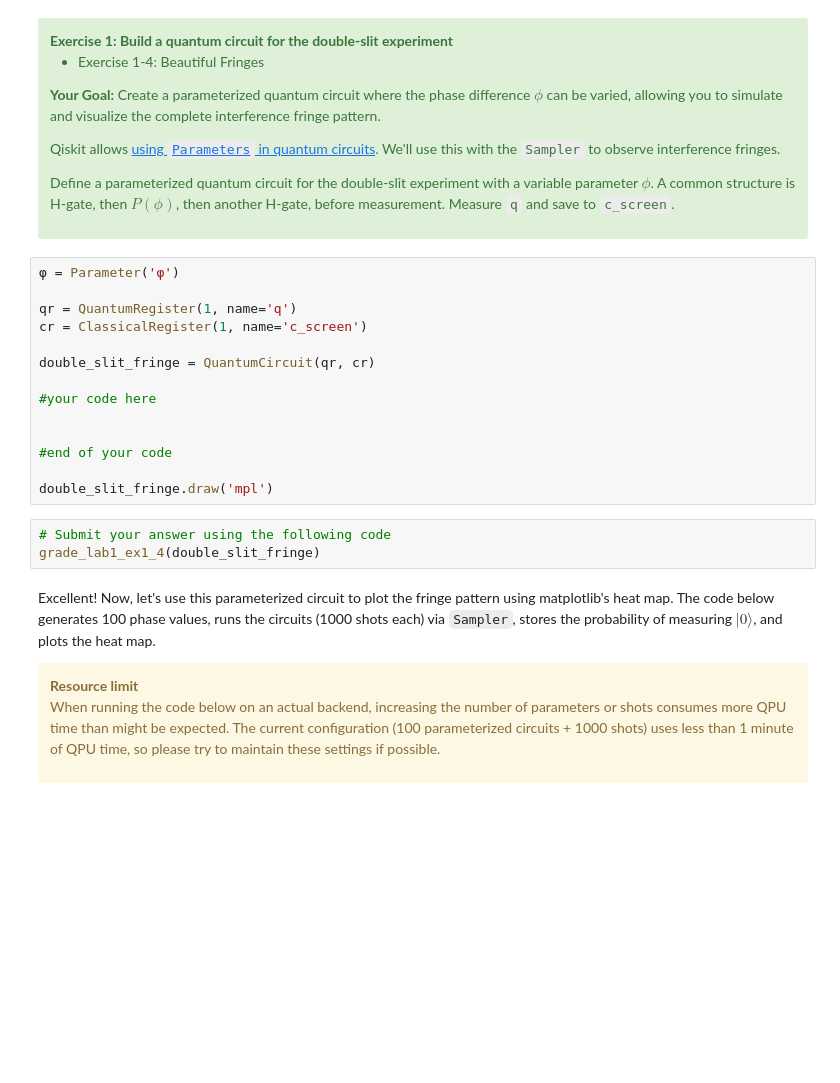
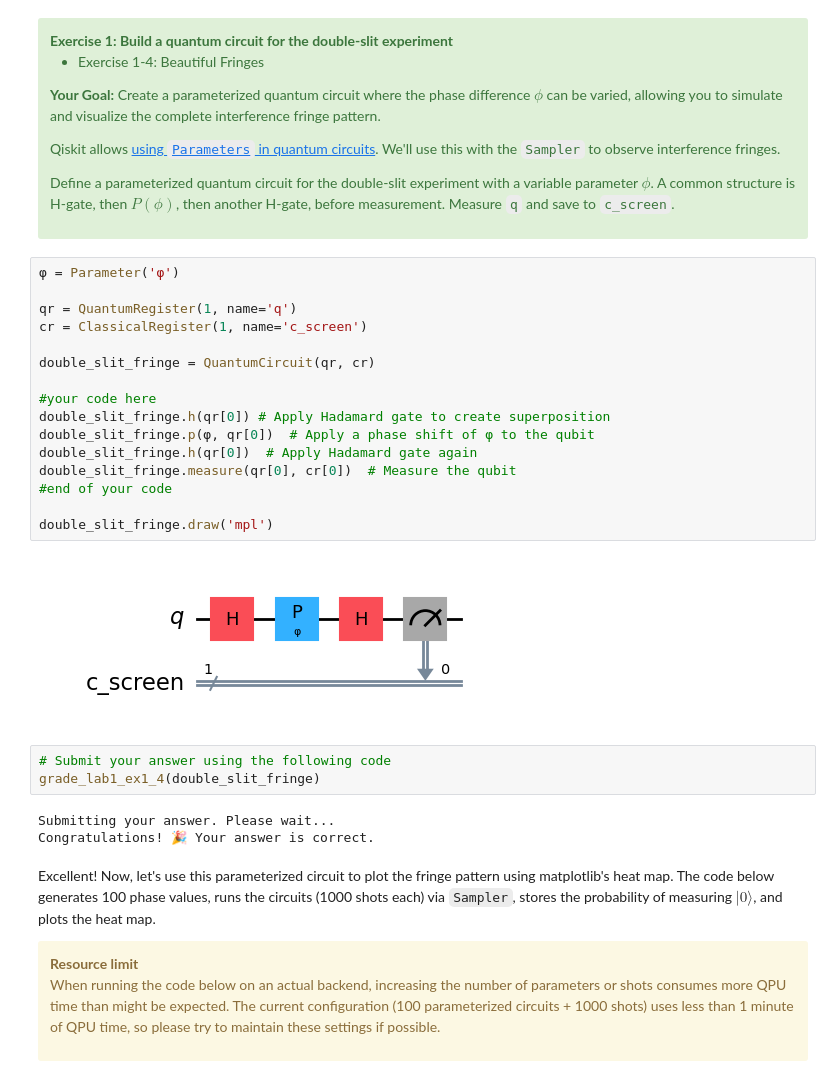
Before and after one commit to rqho/qgss-2025, a Jupyter notebook: lab-1/lab1.ipynb, the cells around one changed output. Saved outputs shown, nothing was run; the diff lists cells and outputs as text; blank space fills up the shorter version.

```diff
--- a/lab-1/lab1.ipynb
+++ b/lab-1/lab1.ipynb
@@ -333,20 +371,27 @@ Define a parameterized quantum circuit for the double-slit experiment with a var
 # %%
 φ = Parameter('φ')
 
 qr = QuantumRegister(1, name='q')
 cr = ClassicalRegister(1, name='c_screen')
 
 double_slit_fringe = QuantumCircuit(qr, cr)
 
 #your code here
-
-
+double_slit_fringe.h(qr[0]) # Apply Hadamard gate to create superposition
+double_slit_fringe.p(φ, qr[0])  # Apply a phase shift of φ to the qubit
+double_slit_fringe.h(qr[0])  # Apply Hadamard gate again
+double_slit_fringe.measure(qr[0], cr[0])  # Measure the qubit
 #end of your code
 
 double_slit_fringe.draw('mpl')
+# %% [output]
+[figure, added]
 # %%
 # Submit your answer using the following code
 grade_lab1_ex1_4(double_slit_fringe)
+# %% [output]
+Submitting your answer. Please wait...
+Congratulations! 🎉 Your answer is correct.
 # %% [markdown]
 Excellent! Now, let's use this parameterized circuit to plot the fringe pattern using matplotlib's heat map. The code below generates 100 phase values, runs the circuits (1000 shots each) via `Sampler`, stores the probability of measuring $|0\rangle$, and plots the heat map.
 
```
Also changed, not shown: parts of 28 cells of this notebook, 1 other file.
